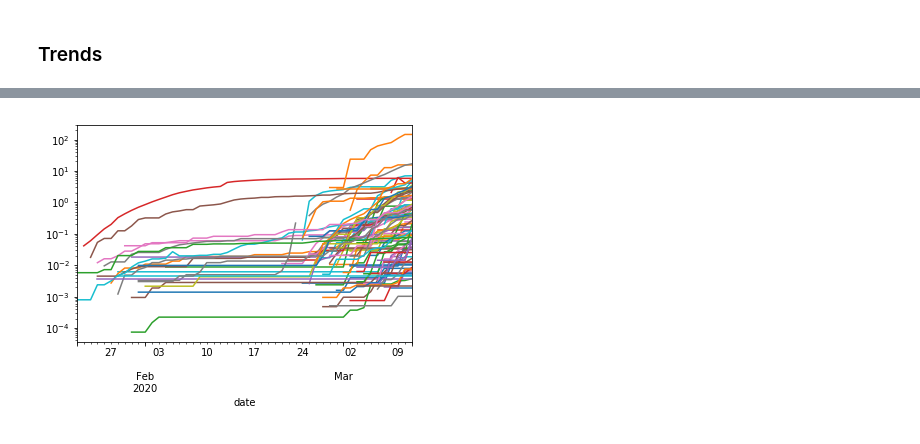
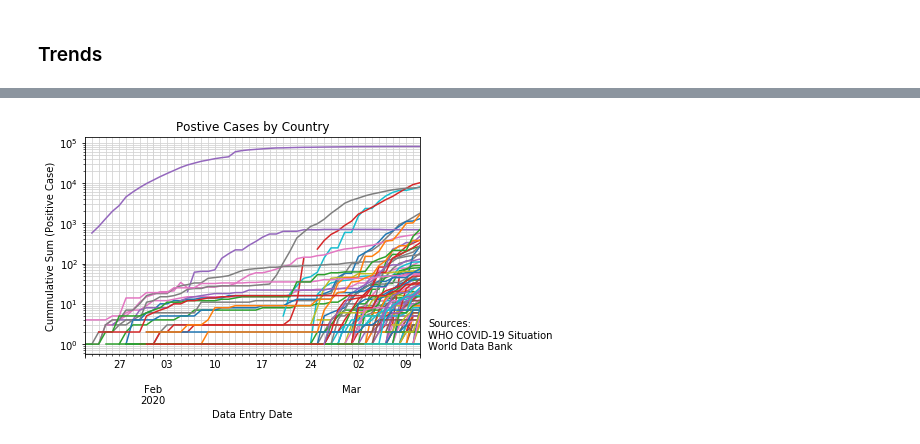
Before and after one commit to jlandercy/cookbook, a Jupyter notebook: python/scientific/covid19.ipynb, the cells around one changed output, grey strips where cells are left out. Saved outputs shown, nothing was run; the diff lists cells and outputs as text; code cells hidden in the pictures.

```diff
--- a/python/scientific/covid19.ipynb
+++ b/python/scientific/covid19.ipynb
@@ -140,5 +134,11 @@ axe.legend().remove()
-# %%
-axe = ncross.plot(logy=True)
-axe.legend().remove()
-# %% [output]
-[figure, removed]
+# %%
+axe = cross.plot(logy=True)
+axe.set_title("Postive Cases by Country")
+axe.set_xlabel("Data Entry Date")
+axe.set_ylabel("Cummulative Sum (Positive Case)")
+axe.grid(which='both', color='lightgray')
+axe.legend(bbox_to_anchor=(1,1), loc='upper left')
+_ = axe.get_figure().text(0.92, 0.14, "Sources:\nWHO COVID-19 Situation\nWorld Data Bank")
+axe.legend().remove()
+# %% [output]
+[figure, added]
```
Also changed, not shown: parts of 8 cells of this notebook.
